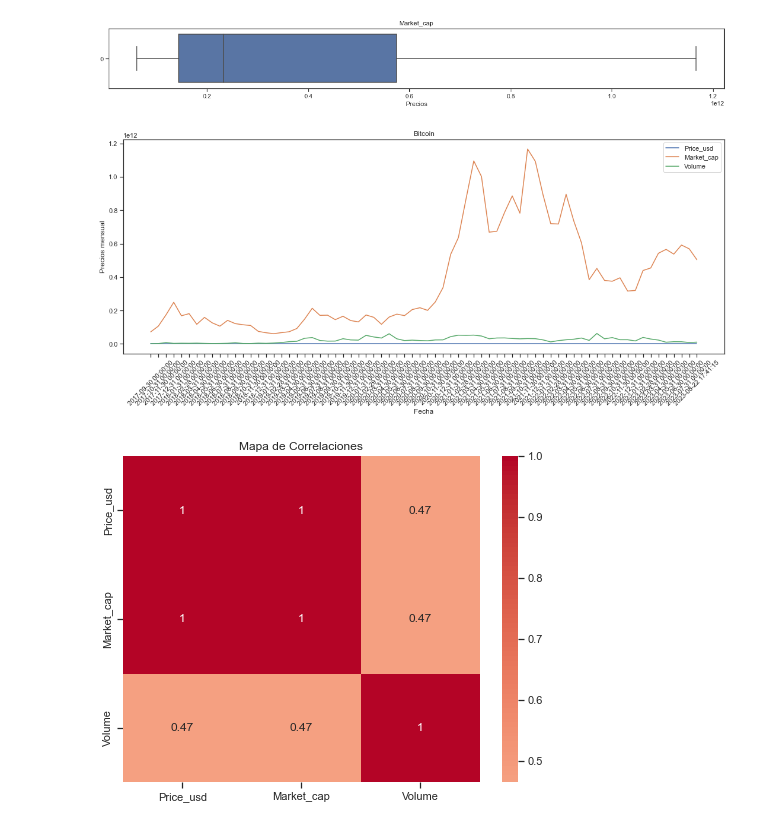
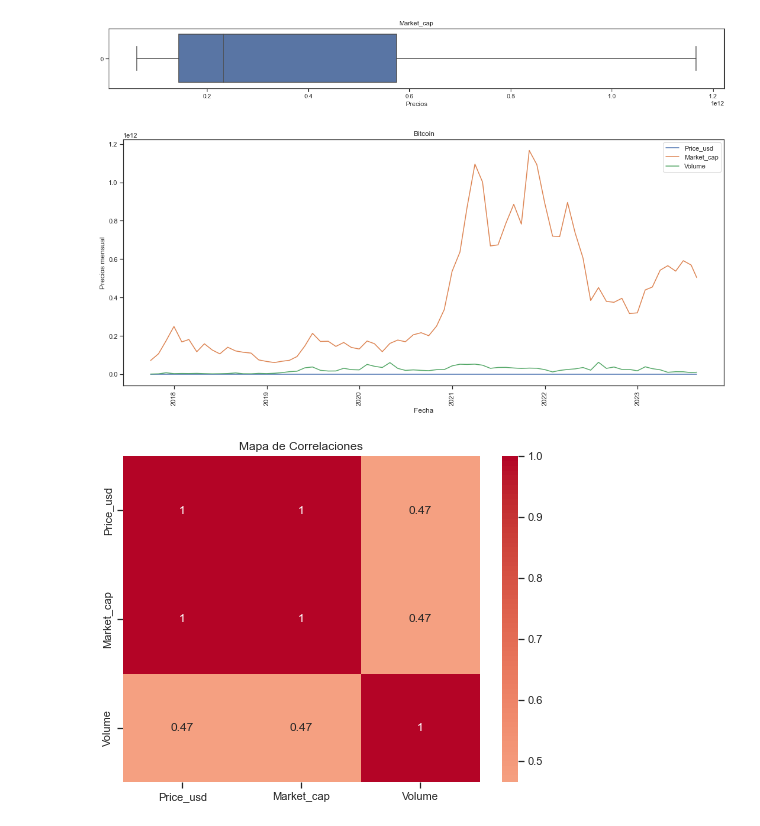
Before and after one commit to Galo0000/Analitics_Proyect_Cryptocurrency, a Jupyter notebook: EDA.ipynb, the cells around one changed output. Cells and saved outputs as stored; diff of their text form; code cells hidden in the pictures.

```diff
--- a/EDA.ipynb
+++ b/EDA.ipynb
@@ -37,0 +38,5 @@ memory usage: 2.4+ KB
+# %%
+# COnvierte la columna Data de tipo de dato texto a tipo de dato datetime
+df_BTC['Date'] = pd.to_datetime(df_BTC['Date'])
+df_BTC['Date'] = df_BTC['Date'].dt.strftime('%Y-%m-%d')
+df_BTC['Date'] = pd.to_datetime(df_BTC['Date'])
@@ -73,18 +84,18 @@ boxplot(df_BTC['Market_cap'])
 # %%
 # Crea un grafico de lineas con la libreria seaborn de las columnas seleccionadas en el bucle for.
 sns.set(style='ticks')
 plt.figure(figsize=(15, 7))
 for column in df_BTC.columns[:3]:
     sns.lineplot(data=df_BTC, x='Date', y=column, label=column)
 plt.title('Bitcoin')
 plt.xlabel('Fecha')
 plt.ylabel('Precios mensual')
-plt.xticks(rotation=45)
+plt.xticks(rotation=90)
 plt.legend()
 plt.tight_layout()
 plt.show()
 # %% [output]
-[figure, old version]
+[figure, new version]
 # %%
 # Crea un grafico de correlaciones
 plt.figure(figsize=(8, 6))
```
Also changed, not shown: parts of 5 cells of this notebook, 1 other file.
